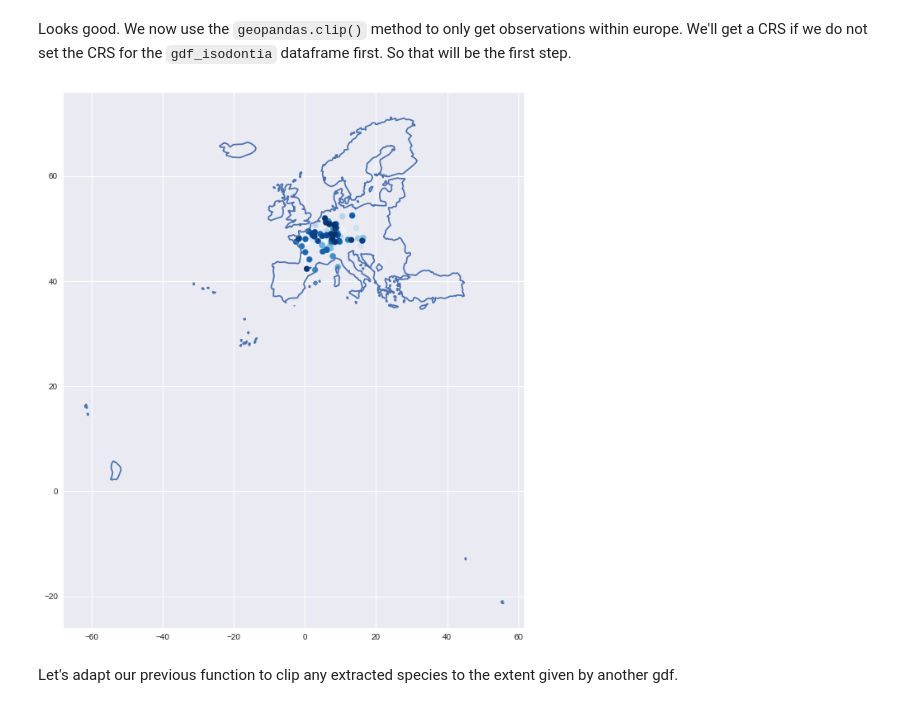
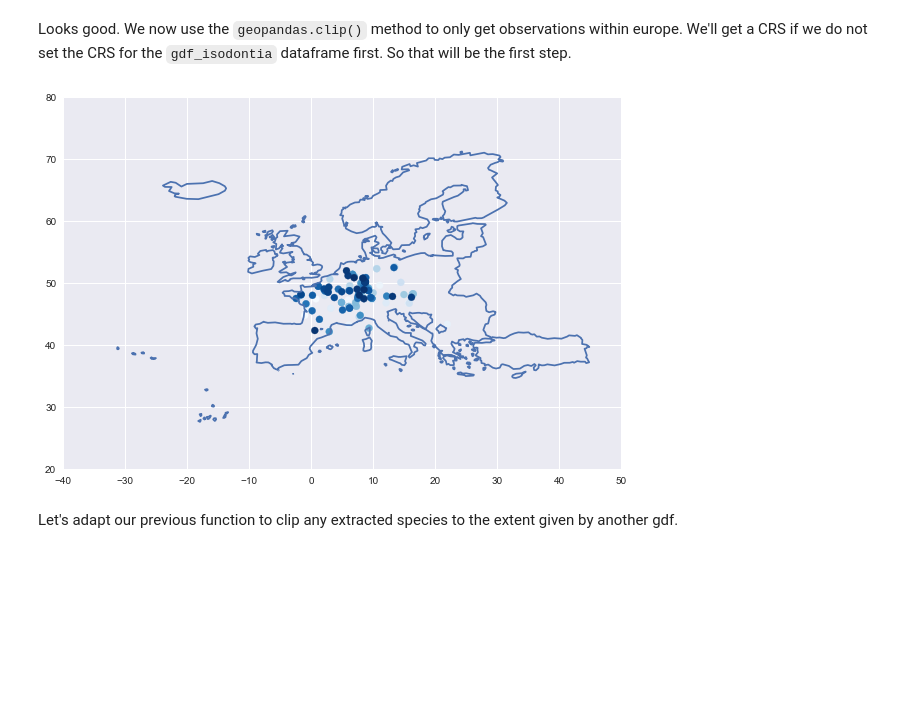
Before and after one commit to han16nah/final_project-han16nah, a Jupyter notebook: gbif_analysis.ipynb, the cells around one changed output. Saved outputs shown, nothing was run; the diff lists cells and outputs as text; code cells hidden in the pictures; blank space fills up the shorter version.

Commit message:
set xlim and ylim for europe figures

```diff
--- a/gbif_analysis.ipynb
+++ b/gbif_analysis.ipynb
@@ -158,11 +159,15 @@ Looks good. We now use the `geopandas.clip()` method to only get observations wi
 # %%
 gdf_isodontia.set_crs(epsg=4326, inplace=True)
 gdf_isodontia_europe = gpd.clip(gdf_isodontia, gdf_europe)
 fig, ax = plt.subplots(figsize=(10,30))
 gdf_europe.geometry.boundary.plot(ax=ax)
-gdf_isodontia_europe.plot(ax=ax, c=gdf_isodontia['eventDate'], cmap='Blues');
+gdf_isodontia_europe.plot(ax=ax, c=gdf_isodontia['eventDate'], cmap='Blues')
+plt.axis('square')
+plt.xlim(-40, 50)
+plt.ylim(20, 80)
+plt.show()
 # %% [output]
-[figure, old version]
+[figure, new version]
 # %% [markdown]
 Let's adapt our previous function to clip any extracted species to the extent given by another gdf.
 # %%
```
Also changed, not shown: parts of 9 cells of this notebook.
